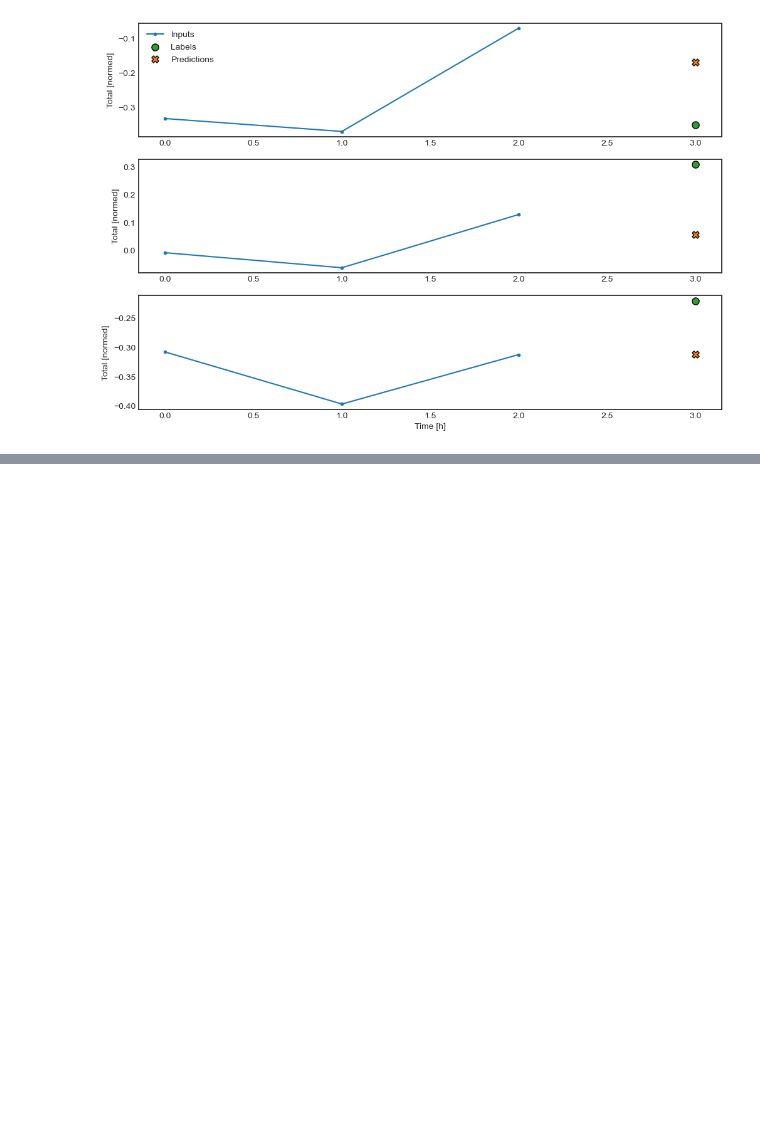
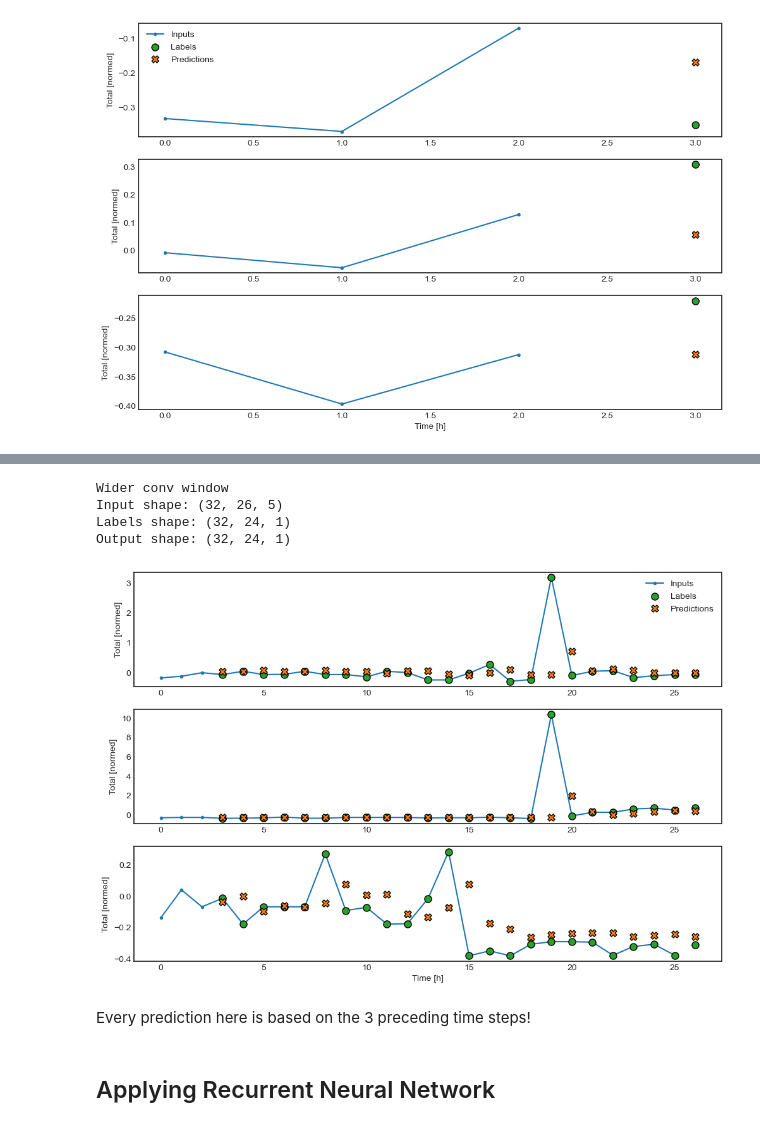
Before and after one commit to ciCciC/forecastingUsingDNNets, a Jupyter notebook: notebooks/v1.ipynb, the cells around one changed output, grey strips where cells are left out. Cells and saved outputs as stored; diff of their text form; code cells hidden in the pictures; blank space fills up the shorter version.

Commit message:
Multi-step models: - Deep Dense - Convolution nets
Todo:
- Recurrent Nets

```diff
--- a/notebooks/v1.ipynb
+++ b/notebooks/v1.ipynb
@@ -693,0 +696,12 @@ The models' result can can only be executed on the shape of input window which i
+# %%
+filters = 32
+units = 32
+activation = 'relu'
+
+conv_model = tf.keras.Sequential([
+    tf.keras.layers.Conv1D(filters=filters,
+                           kernel_size=(CONV_WIDTH,),
+                           activation=activation),
+    tf.keras.layers.Dense(units=units, activation=activation),
+    tf.keras.layers.Dense(units=1),
+])
@@ -693,0 +760,11 @@ The models' result can can only be executed on the shape of input window which i
+# %%
+LABEL_WIDTH = 24
+INPUT_WIDTH = LABEL_WIDTH + (CONV_WIDTH - 1)
+
+wide_conv_window = WindowGen(
+    input_width=INPUT_WIDTH,
+    label_width=LABEL_WIDTH,
+    shift=1,
+    label_columns=['Total'])
+
+wide_conv_window
@@ -693,0 +777,18 @@ The models' result can can only be executed on the shape of input window which i
+# %%
+print("Wider conv window")
+print('Input shape:', wide_conv_window.example[0].shape)
+print('Labels shape:', wide_conv_window.example[1].shape)
+print('Output shape:', conv_model(wide_conv_window.example[0]).shape)
+# %% [output]
+Wider conv window
+Input shape: (32, 26, 5)
+Labels shape: (32, 24, 1)
+Output shape: (32, 24, 1)
+# %%
+wide_conv_window.plot(plot_col='Total', model=conv_model)
+# %% [output]
+[figure, added]
+# %% [markdown]
+Every prediction here is based on the 3 preceding time steps!
+# %% [markdown]
+## Applying Recurrent Neural Network
```
Also changed, not shown: parts of 10 cells of this notebook, 1 other file.
